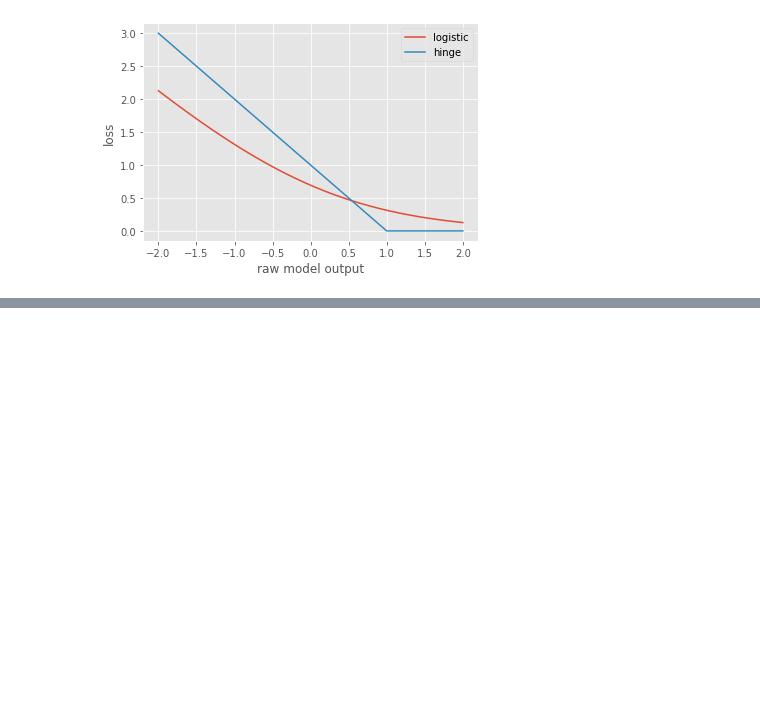
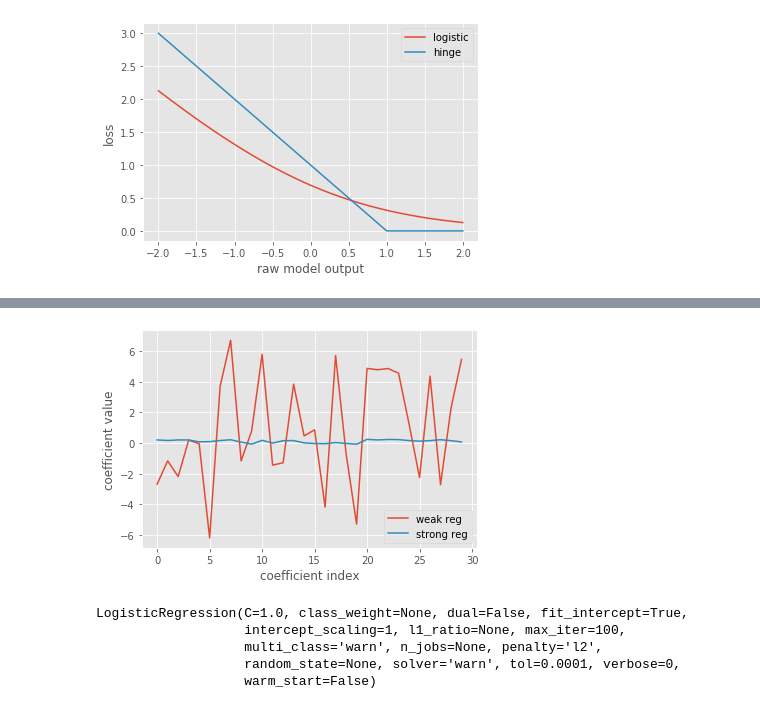
Before and after one commit to etherion-1337/Machine_Learning_basics, a Jupyter notebook: python_scikit_learn.ipynb, the cells around one changed output, grey strips where cells are left out. Cells and saved outputs as stored; diff of their text form; code cells hidden in the pictures; blank space fills up the shorter version.

```diff
--- a/python_scikit_learn.ipynb
+++ b/python_scikit_learn.ipynb
@@ -4551,0 +4574,57 @@ plt.show()
+# %%
+from sklearn.preprocessing import scale
+from sklearn.linear_model import LogisticRegression
+#from sklearn.metrics import accuracy_score
+from sklearn.model_selection import train_test_split
+
+SEED = 1
+X = df_breast.loc[:,"radius_mean":"fractal_dimension_worst"].values
+#X = df_breast[["concave points_mean","radius_mean"]].values
+dict_diagnosis = {"M":1,"B":0}
+y = np.array([dict_diagnosis[x] for x in df_breast["diagnosis"]])
+
+X_scaled = scale(X)
+
+X_train, X_test, y_train, y_test = train_test_split(X_scaled,y,test_size=0.2,stratify=y, random_state=SEED)
+
+lr_weak_reg = LogisticRegression(C=100)
+lr_strong_reg = LogisticRegression(C=0.01) # penalty = l2 by default
+
+lr_weak_reg.fit(X_train,y_train)
+lr_strong_reg.fit(X_train,y_train)
+
+plt.plot(lr_weak_reg.coef_.flatten(),label="weak reg")
+plt.plot(lr_strong_reg.coef_.flatten(),label="strong reg")
+plt.xlabel("coefficient index")
+plt.ylabel("coefficient value")
+plt.legend()
+plt.show()
+# %% [output]
+[figure, added]
+# %%
+from sklearn.preprocessing import scale
+from sklearn.linear_model import LogisticRegression
+#from sklearn.metrics import accuracy_score
+from sklearn.model_selection import train_test_split
+
+SEED = 1
+X = df_breast.loc[:,"radius_mean":"fractal_dimension_worst"].values
+#X = df_breast[["concave points_mean","radius_mean"]].values
+dict_diagnosis = {"M":1,"B":0}
+y = np.array([dict_diagnosis[x] for x in df_breast["diagnosis"]])
+
+X_scaled = scale(X)
+
+X_train, X_test, y_train, y_test = train_test_split(X_scaled,y,test_size=0.2,stratify=y, random_state=SEED)
+
+lr_L1 = LogisticRegression(penalty="l1")
+lr_L2 = LogisticRegression() # penalty = l2 by default
+
+lr_L1.fit(X_train,y_train)
+lr_L2.fit(X_train,y_train)
+# %% [output]
+LogisticRegression(C=1.0, class_weight=None, dual=False, fit_intercept=True,
+                   intercept_scaling=1, l1_ratio=None, max_iter=100,
+                   multi_class='warn', n_jobs=None, penalty='l2',
+                   random_state=None, solver='warn', tol=0.0001, verbose=0,
+                   warm_start=False)
```
Also changed, not shown: parts of 3 cells of this notebook.
